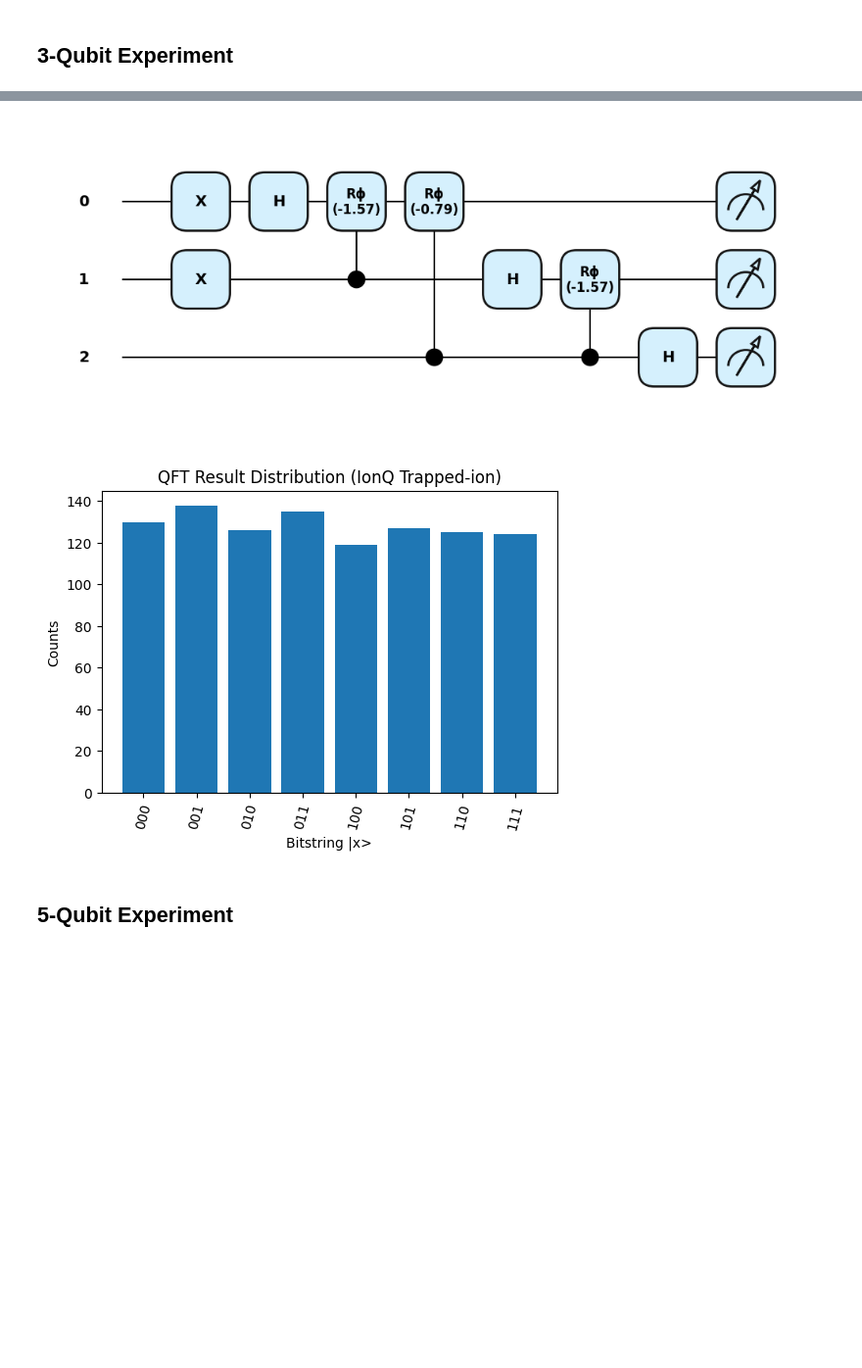
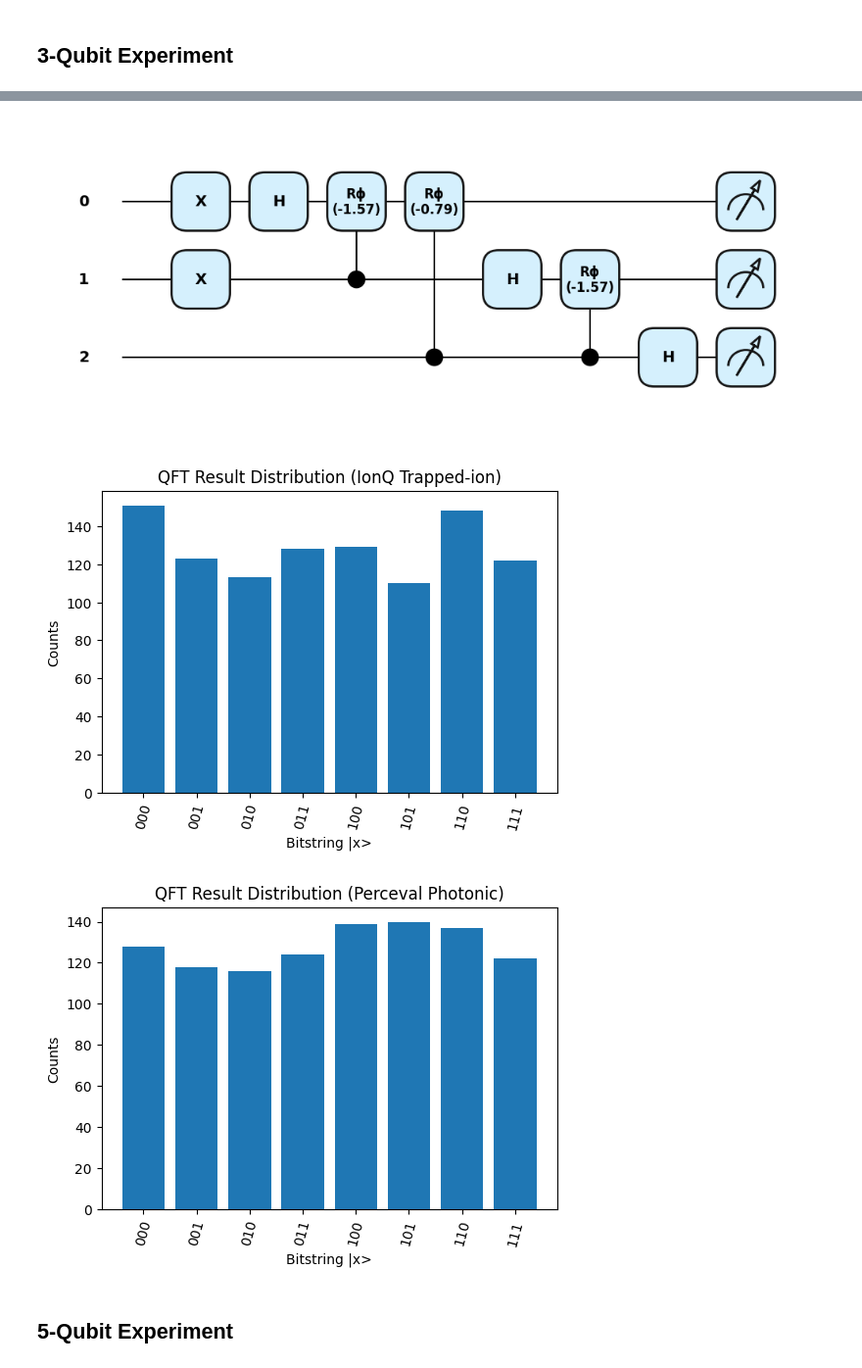
Before and after one commit to msoliviawatt/QFT-Cross-Verification, a Jupyter notebook: qft_verification.ipynb, the cells around one changed output, grey strips where cells are left out. Shown: that part at 98% size. Drawn from its saved outputs; the diff is of its cells as text; code cells hidden in the pictures; blank space fills up the shorter version.

```diff
--- a/qft_verification.ipynb
+++ b/qft_verification.ipynb
@@ -28,7 +29,7 @@ from qft_trapped_ion import *
 # %% [markdown]
 ## Histogram printing function
 # %%
-def printHistogram(dataset: map, title: str):
+def printHistogramCounts(dataset: map, title: str):
 
     # Extract x and y
     labels = list(dataset.keys())
@@ -49,7 +69,14 @@ n = 3
 config = [random.randint(0, 1) for _ in range(n)]
 shots = 1024
 
-result = qft_trapped_ion(n, config, shots)
+print(f"The configuration is {config}")
 
-printHistogram(result, "QFT Result Distribution (IonQ Trapped-ion)")
+result_trapped_ion = qft_trapped_ion(n, config, shots)
+result_photonic = qft_photonic(n, config, shots)
+
+print(result_trapped_ion)
+print(result_photonic)
+
+printHistogramCounts(result_trapped_ion, "QFT Result Distribution (IonQ Trapped-ion)")
+printHistogramCounts(result_photonic, "QFT Result Distribution (Perceval Photonic)")
 # %% [output]
@@ -56,4 +88,5 @@ printHistogram(result, "QFT Result Distribution (IonQ Trapped-ion)")
 [figure]
-[figure, old version]
+[figure, new version]
+[figure, added]
 # %% [markdown]
 ## 5-Qubit Experiment
```
Also changed, not shown: parts of 9 cells of this notebook, 4 other files.
